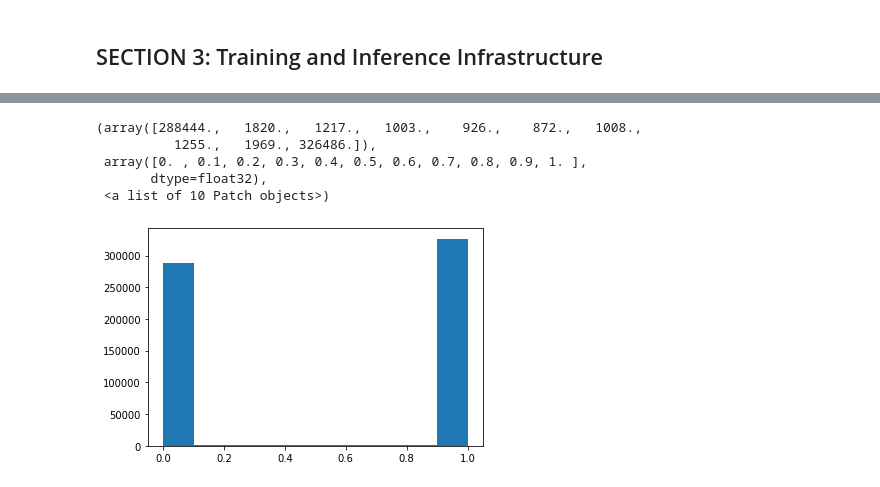
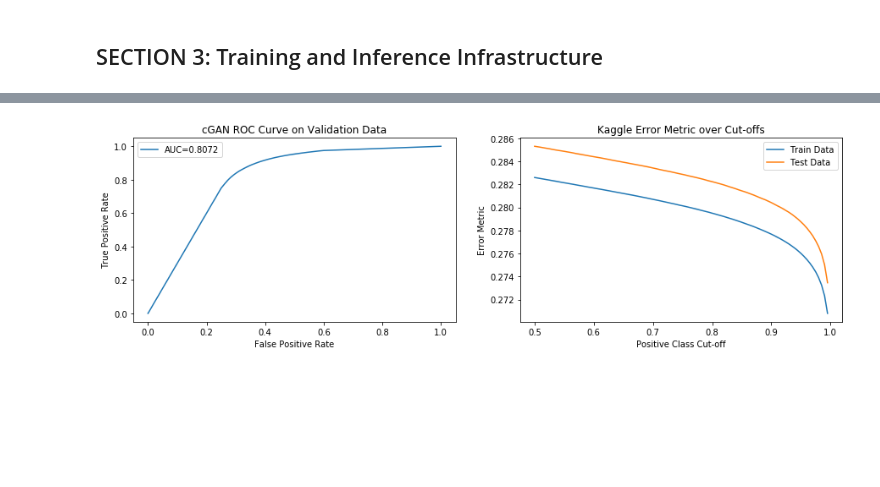
Before and after one commit to navyamehta/ai-research-projects, a Jupyter notebook: kaggle-GOL-CNN-encoder/GOL Reversal - Conditional GANs.ipynb, the cells around one changed output, grey strips where cells are left out. Drawn from its saved outputs; the diff is of its cells as text; code cells hidden in the pictures; blank space fills up the shorter version.

Commit message:
cGAN Training and Validation

```diff
--- a/kaggle-GOL-CNN-encoder/GOL Reversal - Conditional GANs.ipynb
+++ b/kaggle-GOL-CNN-encoder/GOL Reversal - Conditional GANs.ipynb
@@ -240,9 +233,32 @@ plt.hist(np.max(dmodel.predict([X1[0:1000],a,X2[0:1000]]),axis=1))
-# %%
-plt.hist(a.numpy().flatten())
-# %% [output]
-(array([288444.,   1820.,   1217.,   1003.,    926.,    872.,   1008.,
-          1255.,   1969., 326486.]),
- array([0. , 0.1, 0.2, 0.3, 0.4, 0.5, 0.6, 0.7, 0.8, 0.9, 1. ],
-       dtype=float32),
- <a list of 10 Patch objects>)
-[figure, removed]
+# %%
+plt.figure(figsize=(15,4))
+res = get_inference(gmodel,X1[40000:],X2[40000:])
+trt, prd = Y[40000:].flatten(), res.flatten()
+fpr, tpr, _ = sklearn.metrics.roc_curve(trt, prd)
+plt.subplot(1,2,1)
+auc = sklearn.metrics.roc_auc_score(trt, prd)
+pd.Series(tpr,index=fpr).plot(label="AUC="+str(round(auc,5)))
+plt.title("cGAN ROC Curve on Validation Data")
+plt.xlabel("False Positive Rate")
+plt.ylabel("True Positive Rate")
+plt.legend(loc="best")
+plt.subplot(1,2,2)
+def metric(bounds, trt, prd):
+    bnd = pd.Series(0.0, index=bounds)
+    for i in bnd.index.values:
+        zeromask = prd<i
+        bnd[i] = 1-(np.mean(zeromask&(trt==0))+np.mean((zeromask==False)&(trt==1)))
+    return bnd
+bndtest = metric(np.arange(0.5,1,0.005),trt, prd)
+res = get_inference(gmodel,X1[:40000],X2[:40000])
+trt, prd = Y[:40000].flatten(), res.flatten()
+bndtrain = metric(np.arange(0.5,1,0.005),trt, prd)
+bndtrain.plot(label="Train Data")
+bndtest.plot(label="Test Data")
+plt.title("Kaggle Error Metric over Cut-offs")
+plt.xlabel("Positive Class Cut-off")
+plt.ylabel("Error Metric")
+plt.legend(loc="best")
+plt.show()
+# %% [output]
+[figure, added]
```
Also changed, not shown: parts of 9 cells of this notebook, 2 other files.
